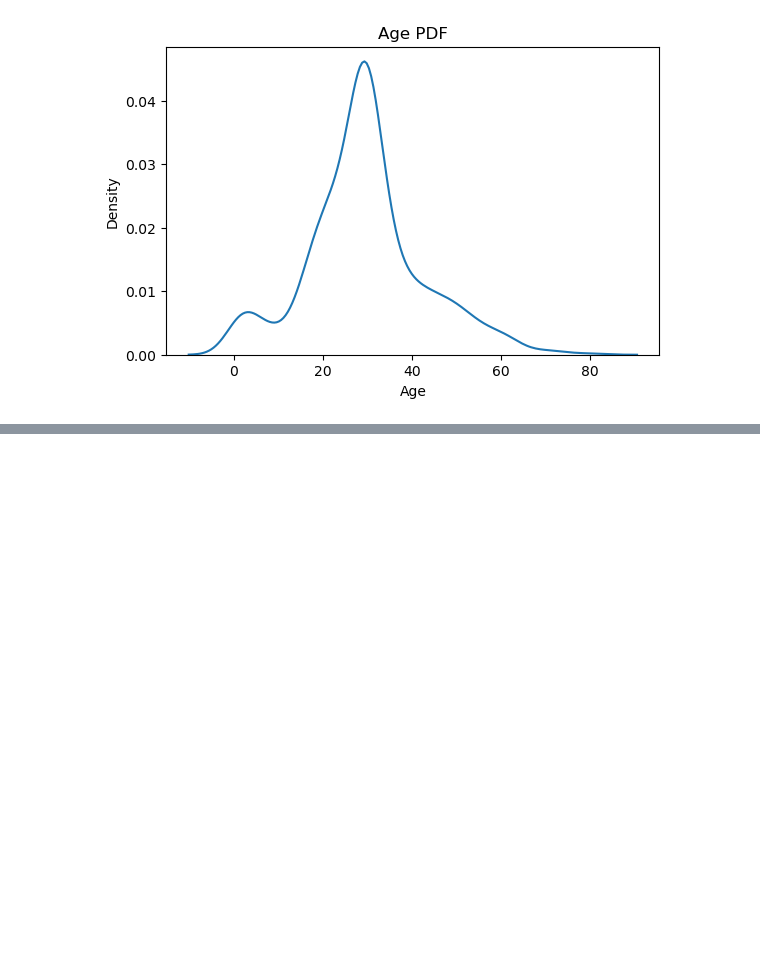
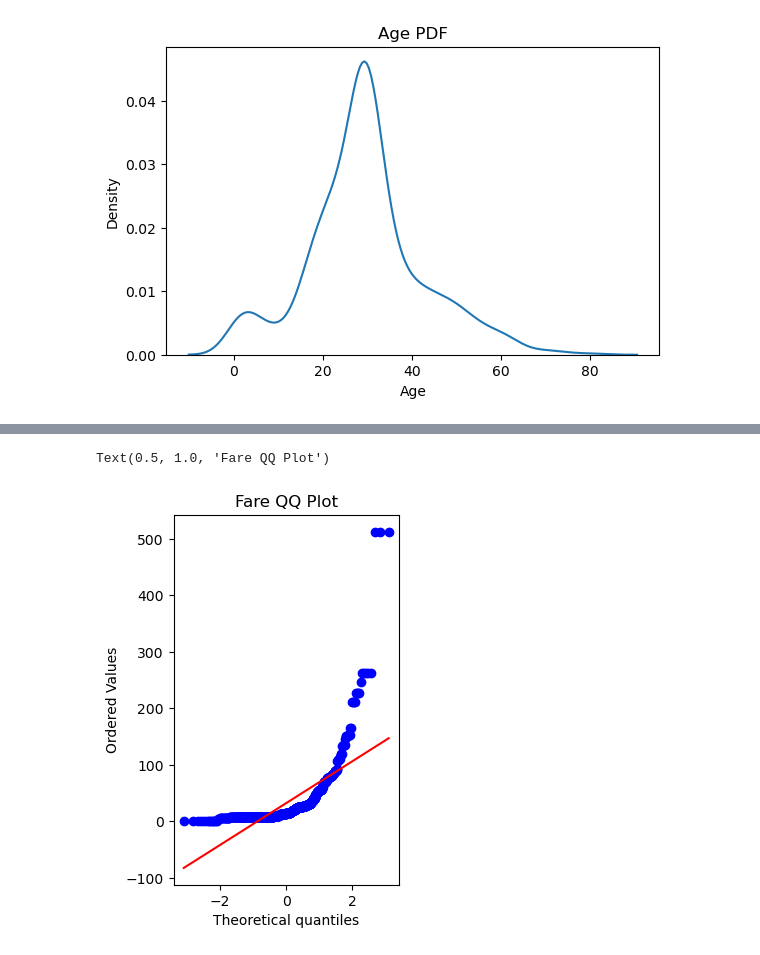
Before and after one commit to parthpandya-qt/Machine-Learning, a Jupyter notebook: 18logTransform.ipynb, the cells around one changed output, grey strips where cells are left out. Cells and saved outputs as stored; diff of their text form; code cells hidden in the pictures; blank space fills up the shorter version.

```diff
--- a/18logTransform.ipynb
+++ b/18logTransform.ipynb
@@ -59,0 +73,13 @@ plt.title('Age QQ Plot')
+# %%
+plt.subplot(122)
+
+stats.probplot(
+    x_train['Fare'],
+    dist="norm",
+    plot=plt
+)
+
+plt.title('Fare QQ Plot')
+# %% [output]
+Text(0.5, 1.0, 'Fare QQ Plot')
+[figure, added]
```
Also changed, not shown: parts of 9 cells of this notebook, 10 other files.
